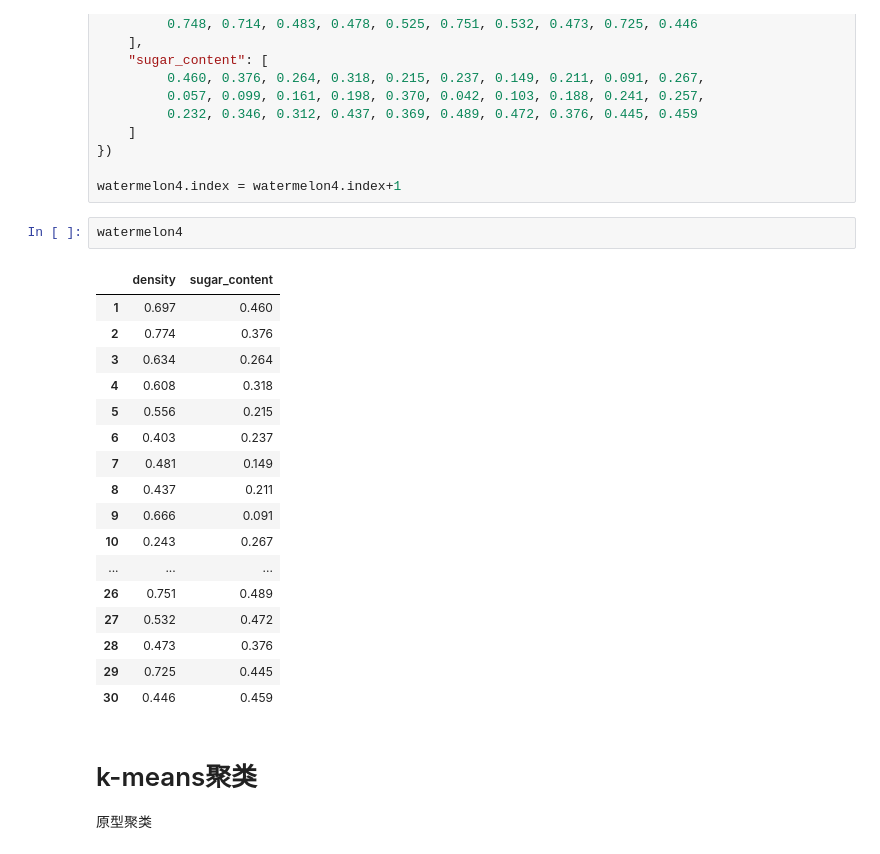
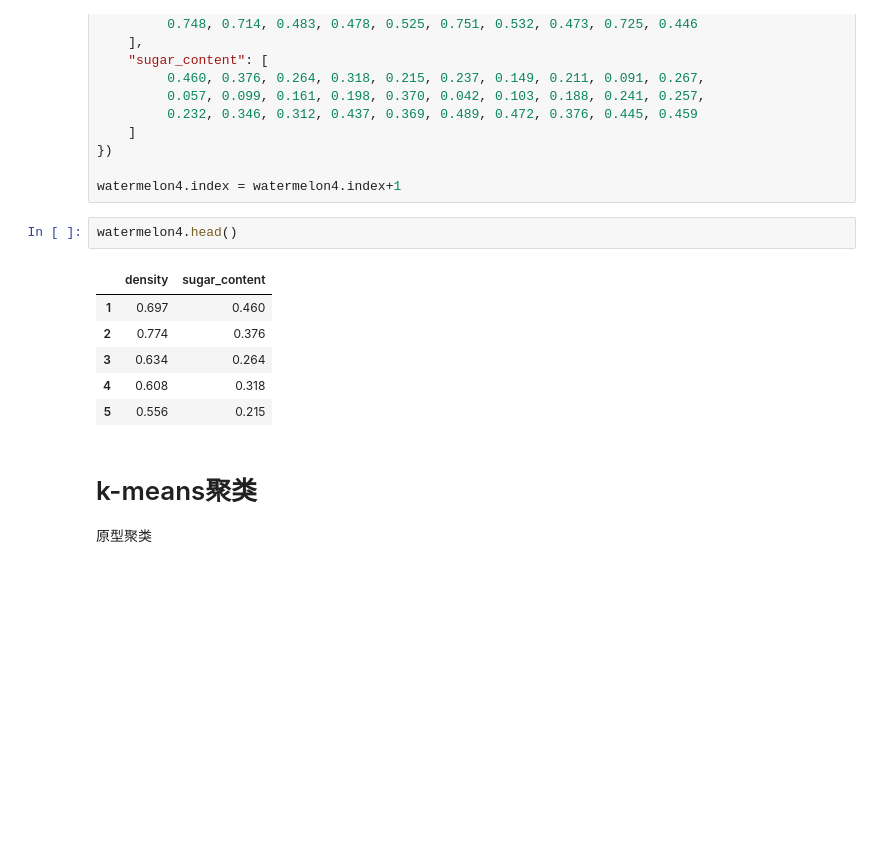
Before and after one commit to chenqumi/MLA, a Jupyter notebook: clustering/clustering.ipynb, the cells around one changed output. Drawn from its saved outputs; the diff is of its cells as text; blank space fills up the shorter version.

```diff
--- a/clustering/clustering.ipynb
+++ b/clustering/clustering.ipynb
@@ -37,25 +37,14 @@ watermelon4 = pd.DataFrame({
 
 watermelon4.index = watermelon4.index+1
 # %%
-watermelon4
+watermelon4.head()
 # %% [output]
 |  | density | sugar_content |
 | 1 | 0.697 | 0.460 |
 | 2 | 0.774 | 0.376 |
 | 3 | 0.634 | 0.264 |
 | 4 | 0.608 | 0.318 |
 | 5 | 0.556 | 0.215 |
-| 6 | 0.403 | 0.237 |
-| 7 | 0.481 | 0.149 |
-| 8 | 0.437 | 0.211 |
-| 9 | 0.666 | 0.091 |
-| 10 | 0.243 | 0.267 |
-| ... | ... | ... |
-| 26 | 0.751 | 0.489 |
-| 27 | 0.532 | 0.472 |
-| 28 | 0.473 | 0.376 |
-| 29 | 0.725 | 0.445 |
-| 30 | 0.446 | 0.459 |
 # %% [markdown]
 # k-means聚类
 原型聚类
```
Also changed, not shown: parts of 46 cells of this notebook.
